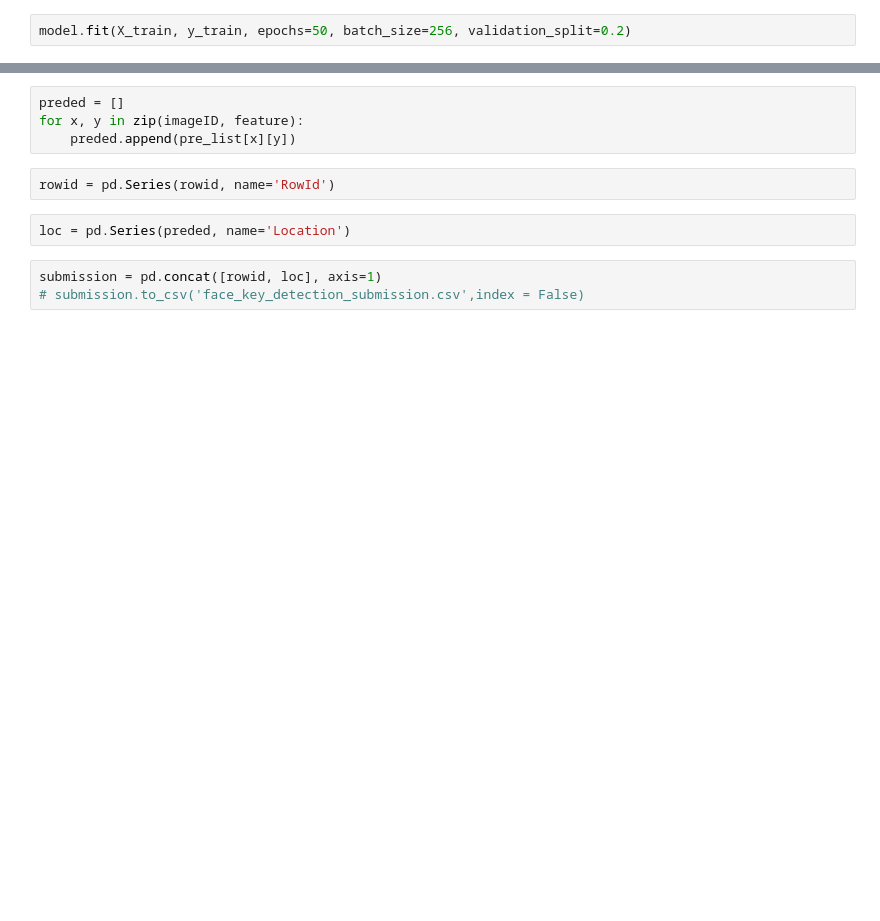
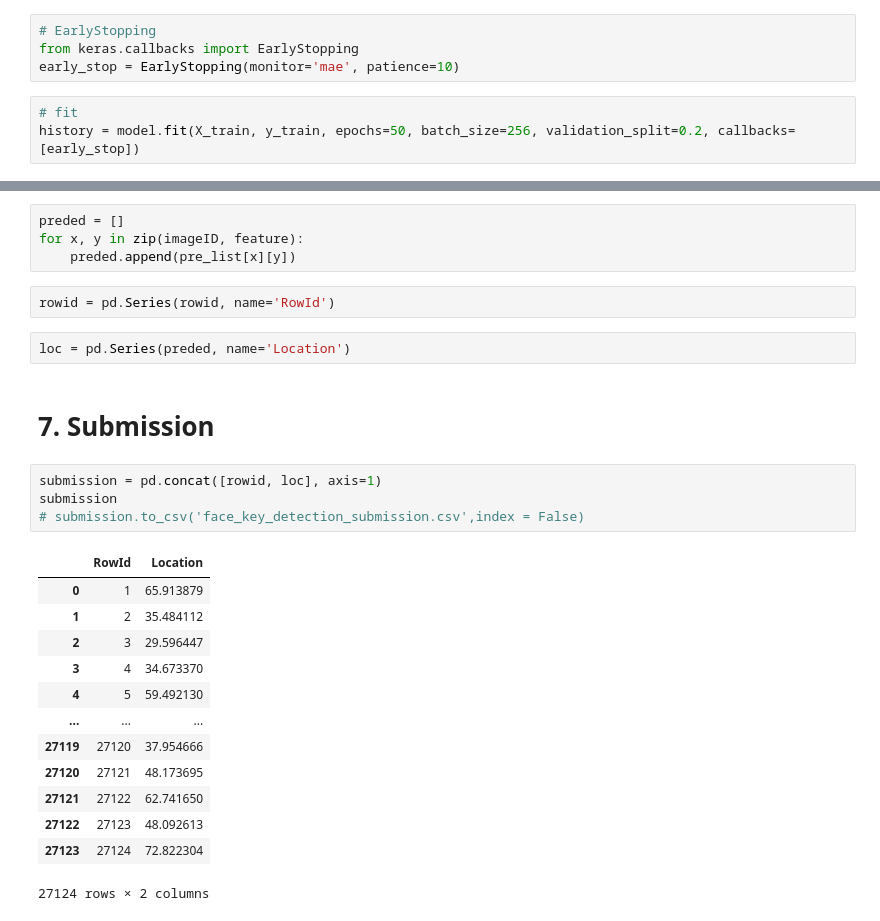
Before and after one commit to nuyhc/RhythmStudy, a Jupyter notebook: 1. PyTorch/tf2torch/1_Facial_Keypoint_Detection_박지현.ipynb, the cells around one changed output, grey strips where cells are left out. Cells and saved outputs as stored; diff of their text form; blank space fills up the shorter version.

```diff
--- a/1. PyTorch/tf2torch/1_Facial_Keypoint_Detection_박지현.ipynb
+++ b/1. PyTorch/tf2torch/1_Facial_Keypoint_Detection_박지현.ipynb
@@ -269,7 +265,12 @@ _________________________________________________________________
 model.compile(optimizer='adam',
               loss='mean_squared_error',
               metrics=['mae'])
+# %%
+# EarlyStopping
+from keras.callbacks import EarlyStopping
+early_stop = EarlyStopping(monitor='mae', patience=10)
 # %%
-model.fit(X_train, y_train, epochs=50, batch_size=256, validation_split=0.2)
+# fit
+history = model.fit(X_train, y_train, epochs=50, batch_size=256, validation_split=0.2, callbacks=[early_stop])
 # %% [output]
 Epoch 1/50
@@ -335,6 +338,23 @@ for x, y in zip(imageID, feature):
 rowid = pd.Series(rowid, name='RowId')
 # %%
 loc = pd.Series(preded, name='Location')
+# %% [markdown]
+# 7. Submission
 # %%
 submission = pd.concat([rowid, loc], axis=1)
+submission
 # submission.to_csv('face_key_detection_submission.csv',index = False)
+# %% [output]
+|  | RowId | Location |
+| 0 | 1 | 65.913879 |
+| 1 | 2 | 35.484112 |
+| 2 | 3 | 29.596447 |
+| 3 | 4 | 34.673370 |
+| 4 | 5 | 59.492130 |
+| ... | ... | ... |
+| 27119 | 27120 | 37.954666 |
+| 27120 | 27121 | 48.173695 |
+| 27121 | 27122 | 62.741650 |
+| 27122 | 27123 | 48.092613 |
+| 27123 | 27124 | 72.822304 |
+27124 rows × 2 columns
```
Also changed, not shown: parts of 12 cells of this notebook.
